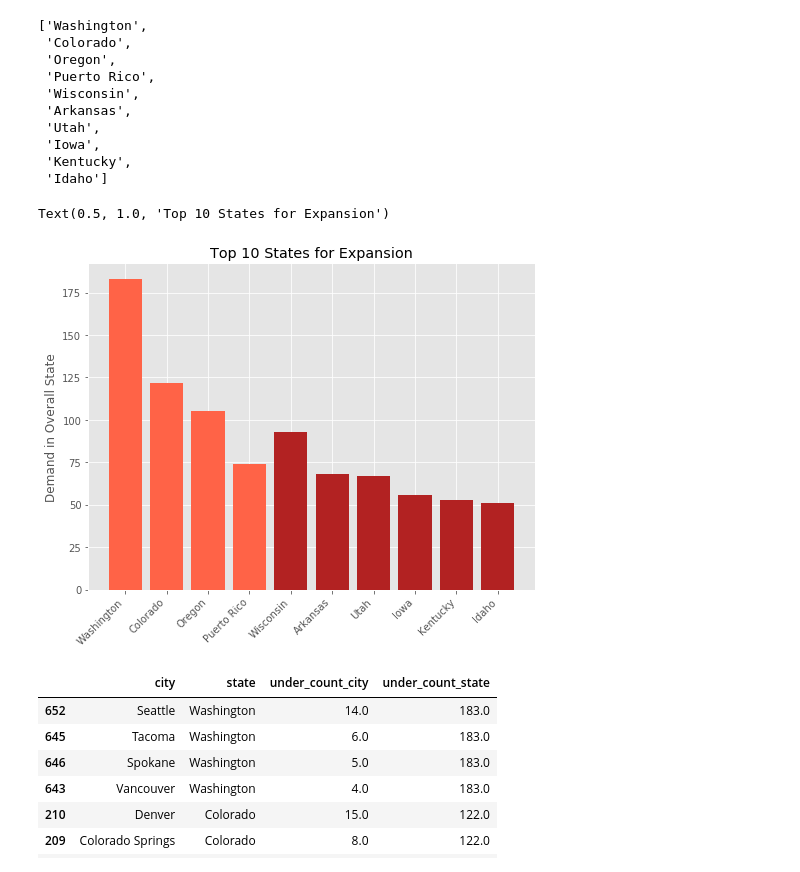
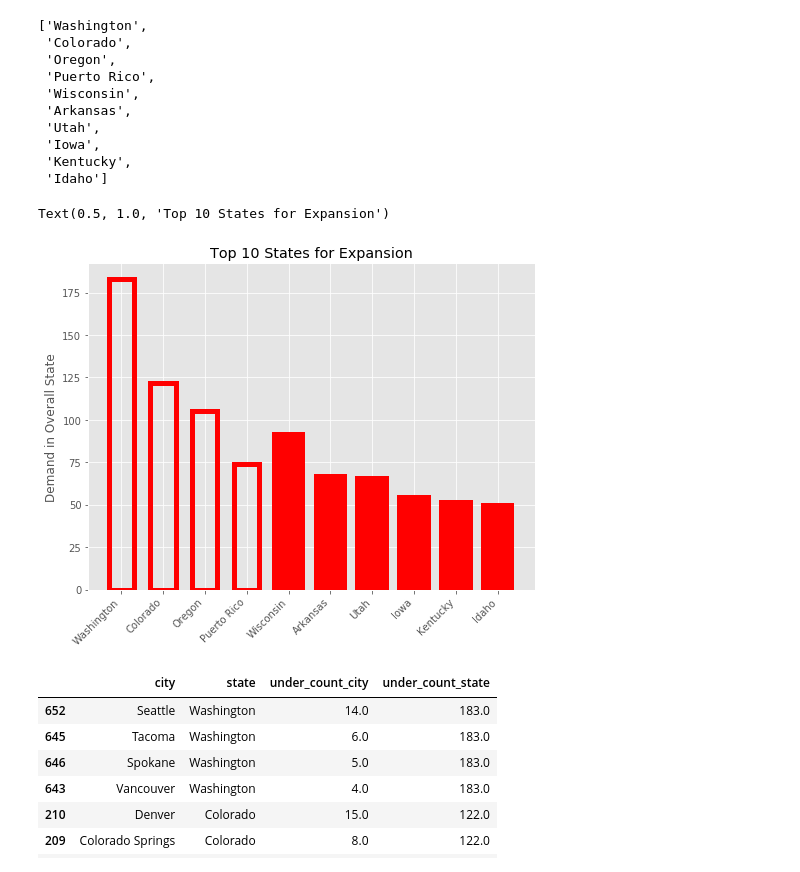
Before and after one commit to cheetahskita/dsa-projects, a Jupyter notebook: 1-web-scraping/CVS_Graphics.ipynb, the cells around one changed output. Drawn from its saved outputs; the diff is of its cells as text; code cells hidden in the pictures.

```diff
--- a/1-web-scraping/CVS_Graphics.ipynb
+++ b/1-web-scraping/CVS_Graphics.ipynb
@@ -240,21 +256,21 @@ circle_points.index.tolist() + square_points.index.tolist()
 # %%
 circle_points = cvs_graph[cvs_graph['under_count_city'] > 9].sort_values('under_count_state',ascending=False)[0:4]
 square_points = cvs_graph[cvs_graph['under_count_city'] <= 9].sort_values('under_count_state',ascending=False)[0:6]
 
 fig, ax = plt.subplots(figsize=(8, 6))
 
-ax.bar(circle_points.index,circle_points['under_count_state'],color='tomato')
+ax.bar(circle_points.index,circle_points['under_count_state'],edgecolor='r',fill=False,linewidth=5,width=.6)
 
-ax.bar(square_points.index,square_points['under_count_state'],color='firebrick')
+ax.bar(square_points.index,square_points['under_count_state'],color='r')
 ax.set_xticklabels(circle_points.index.tolist() + square_points.index.tolist(), rotation=45, ha='right')
 
 # plt.legend(['Expand inside of Cities','Expand outside of Cities'])
 # plt.xlabel('State')
 plt.ylabel('Demand in Overall State')
 plt.title('Top 10 States for Expansion')
 # %% [output]
 Text(0.5, 1.0, 'Top 10 States for Expansion')
-[figure, old version]
+[figure, new version]
 # %%
 x = df_cvs[df_cvs['under_count_city']>3].sort_values(['under_count_state','under_count_city'],ascending=False)
 x = x[['city','state','under_count_city','under_count_state']]
```
Also changed, not shown: parts of 7 cells of this notebook, 1 other file.
